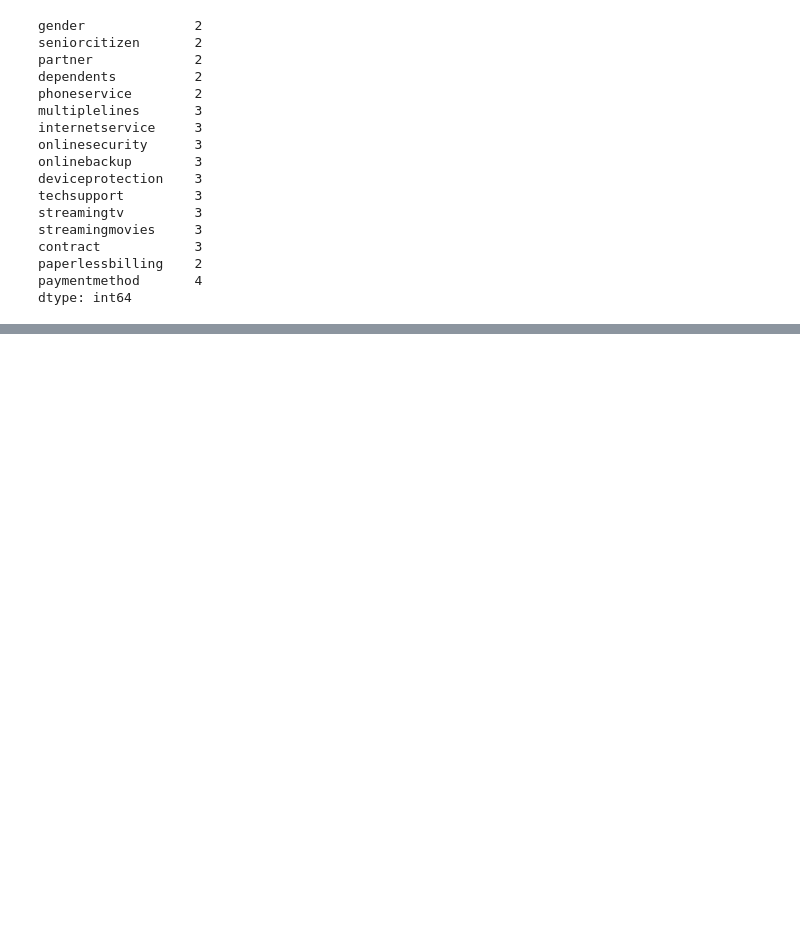
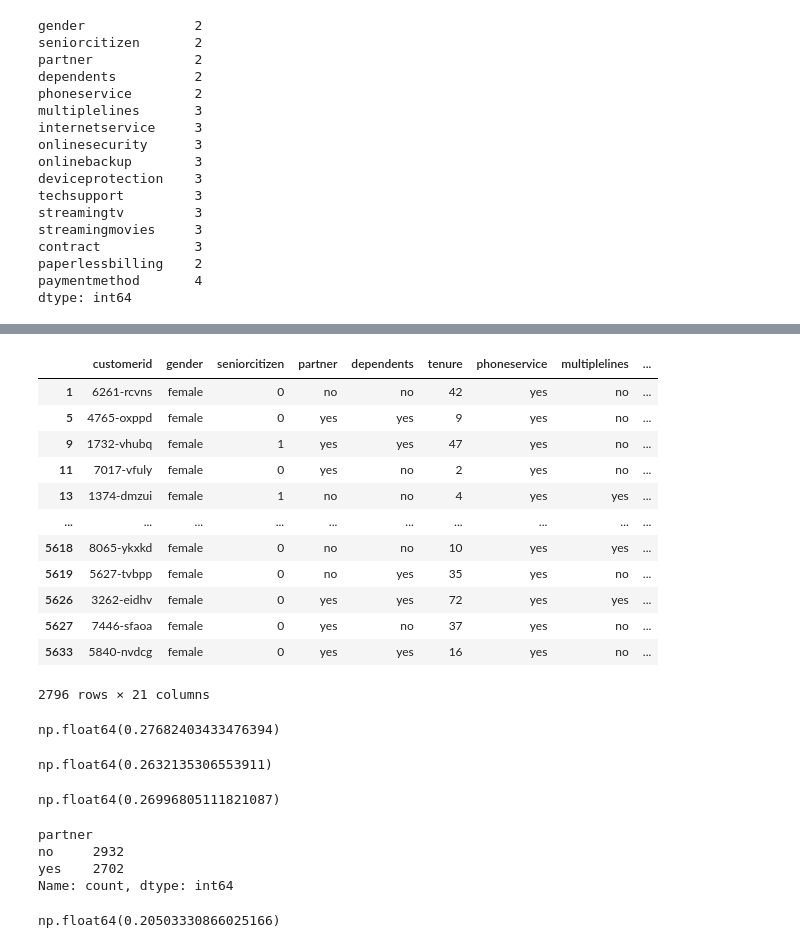
Before and after one commit to HeilmannKarl/machine-learning-zoomcamp, a Jupyter notebook: notebooks/chapter-03/3-machine-learning-classification.ipynb, the cells around one changed output, grey strips where cells are left out. Saved outputs shown, nothing was run; the diff lists cells and outputs as text; code cells hidden in the pictures; blank space fills up the shorter version.

```diff
--- a/notebooks/chapter-03/3-machine-learning-classification.ipynb
+++ b/notebooks/chapter-03/3-machine-learning-classification.ipynb
@@ -322,0 +341,46 @@ dtype: int64
+# %%
+df_full_train[df_full_train.gender == 'female'] # select a subset of female customers
+# %% [output]
+|  | customerid | gender | seniorcitizen | partner | dependents | tenure | phoneservice | multiplelines | ... |
+| 1 | 6261-rcvns | female | 0 | no | no | 42 | yes | no | ... |
+| 5 | 4765-oxppd | female | 0 | yes | yes | 9 | yes | no | ... |
+| 9 | 1732-vhubq | female | 1 | yes | yes | 47 | yes | no | ... |
+| 11 | 7017-vfuly | female | 0 | yes | no | 2 | yes | no | ... |
+| 13 | 1374-dmzui | female | 1 | no | no | 4 | yes | yes | ... |
+| ... | ... | ... | ... | ... | ... | ... | ... | ... | ... |
+| 5618 | 8065-ykxkd | female | 0 | no | no | 10 | yes | yes | ... |
+| 5619 | 5627-tvbpp | female | 0 | no | yes | 35 | yes | no | ... |
+| 5626 | 3262-eidhv | female | 0 | yes | yes | 72 | yes | yes | ... |
+| 5627 | 7446-sfaoa | female | 0 | yes | no | 37 | yes | no | ... |
+| 5633 | 5840-nvdcg | female | 0 | yes | yes | 16 | yes | no | ... |
+2796 rows × 21 columns
+# %%
+churn_female = df_full_train[df_full_train.gender == 'female'].churn.mean() # churn rate for female customers
+churn_female
+# %% [output]
+np.float64(0.27682403433476394)
+# %%
+churn_male = df_full_train[df_full_train.gender == 'male'].churn.mean() # churn rate for male customers
+churn_male
+# %% [output]
+np.float64(0.2632135306553911)
+# %%
+# now we have a churn rate within each group
+global_churn = df_full_train.churn.mean() # gloabal churn rate
+global_churn
+# %% [output]
+np.float64(0.26996805111821087)
+# %%
+# do the same for customers with or without partners
+df_full_train.partner.value_counts()
+# %% [output]
+partner
+no     2932
+yes    2702
+Name: count, dtype: int64
+# %%
+# 2932 customers have no partner and 2702 customers hase an partner
+churn_partner = df_full_train[df_full_train.partner == 'yes'].churn.mean() # churn rate for customers which have an partner
+churn_partner
+# %% [output]
+np.float64(0.20503330866025166)
```
Also changed, not shown: parts of 15 cells of this notebook, 3 other files.
